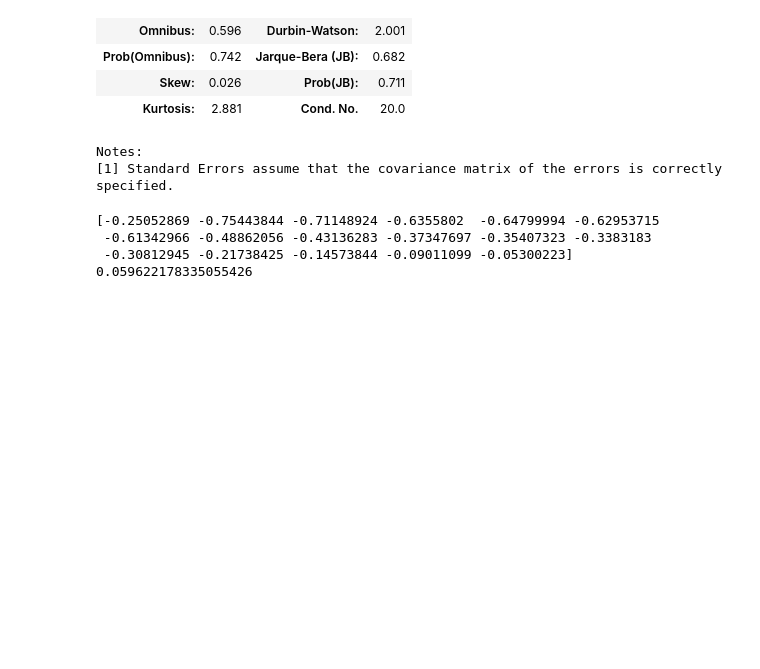
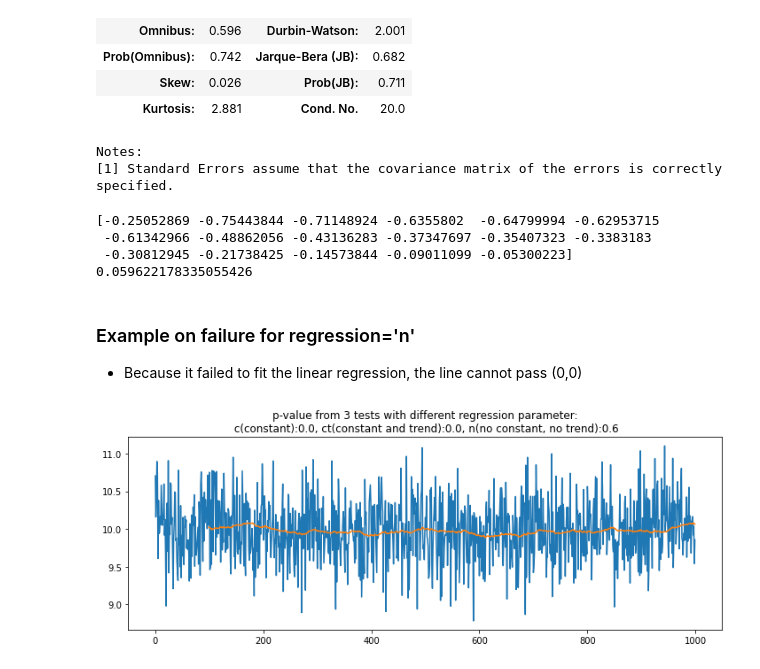
Before and after one commit to ningja1/blog_notebooks, a Jupyter notebook: stationary_adf_test/post.ipynb, the cells around one changed output. Drawn from its saved outputs; the diff is of its cells as text; code cells hidden in the pictures; blank space fills up the shorter version.

```diff
--- a/stationary_adf_test/post.ipynb
+++ b/stationary_adf_test/post.ipynb
@@ -105,3 +107,21 @@ print(reg.coef_, reg.intercept_)
 [-0.25052869 -0.75443844 -0.71148924 -0.6355802  -0.64799994 -0.62953715
  -0.61342966 -0.48862056 -0.43136283 -0.37347697 -0.35407323 -0.3383183
  -0.30812945 -0.21738425 -0.14573844 -0.09011099 -0.05300223] 0.059622178335055426
+# %% [markdown]
+### Example on failure for regression='n'
+
+* Because it failed to fit the linear regression, the line cannot pass (0,0)
+# %%
+total_len = 1000
+slope = 0.000
+
+np.random.seed(0)
+y = np.random.normal(10,0.4, total_len) + np.linspace(0, total_len*slope, total_len)
+
+plt.figure(figsize=[12, 4])
+plt.plot(y)
+plt.plot(pd.Series(y).rolling(100).mean().dropna())
+plt.title(f"p-value from 3 tests with different regression parameter:\n c(constant):{round(adfuller(y)[1],2)}, ct(constant and trend):{round(adfuller(y,regression='ct')[1],2)}, n(no constant, no trend):{round(adfuller(y,regression='n')[1],2)}")
+plt.show()
+# %% [output]
+[figure, added]
```
Also changed, not shown: parts of 4 cells of this notebook.
